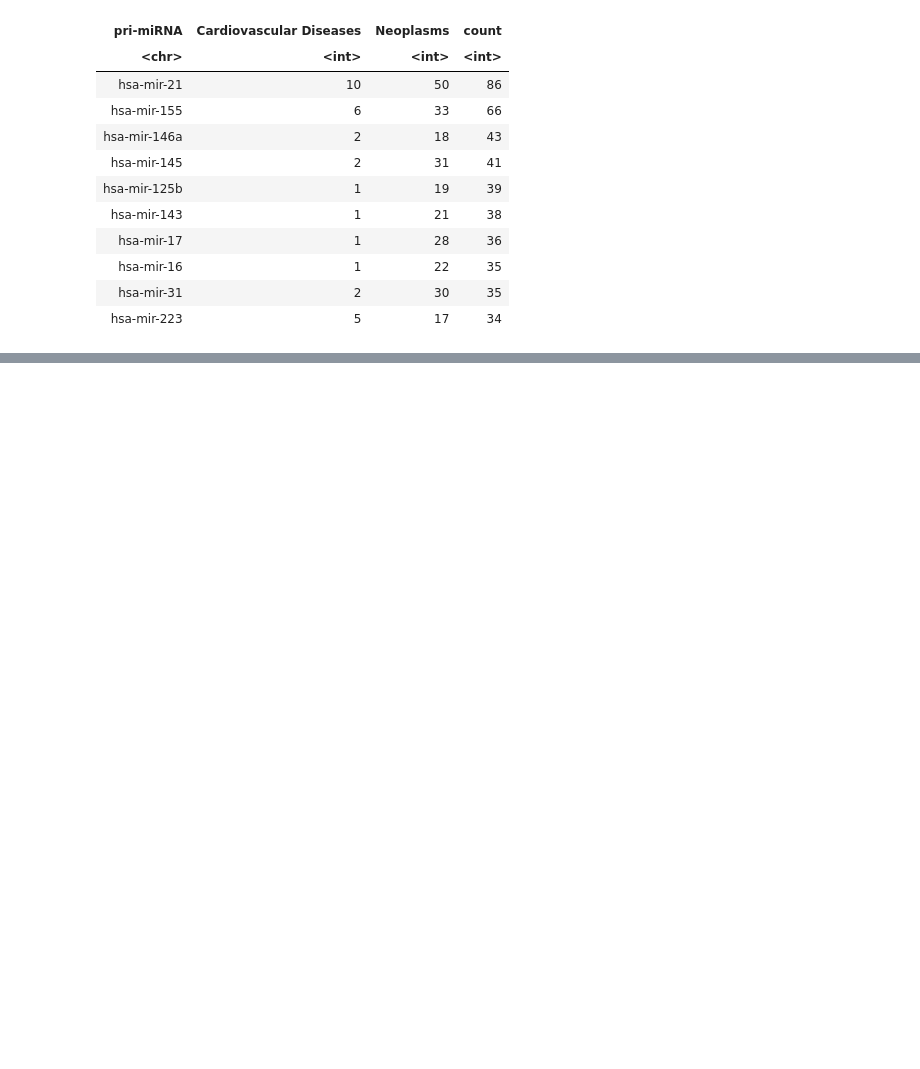
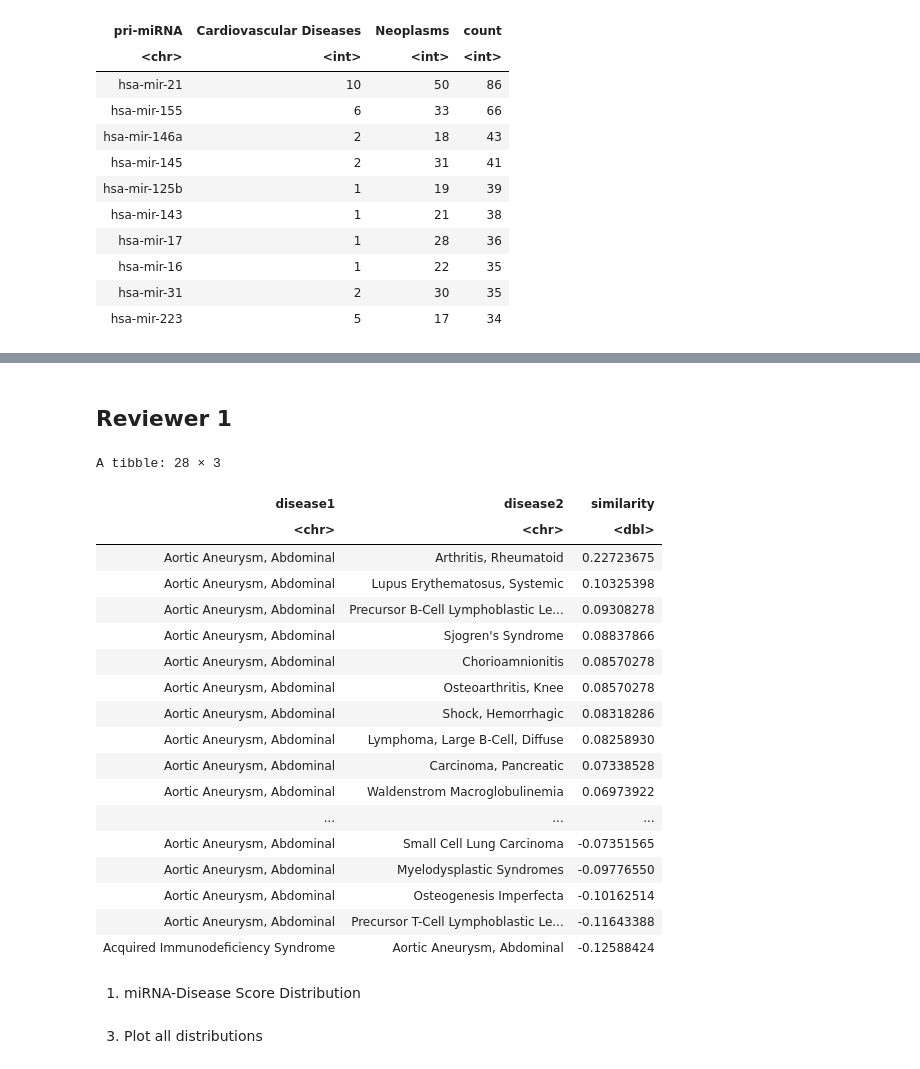
Before and after one commit to cuppeanuts/MRDN, a Jupyter notebook: Figures.ipynb, the cells around one changed output, grey strips where cells are left out. Drawn from its saved outputs; the diff is of its cells as text; code cells hidden in the pictures; blank space fills up the shorter version.

```diff
--- a/Figures.ipynb
+++ b/Figures.ipynb
@@ -428,0 +436,17 @@ A grouped_df: 10 × 4
+# %% [markdown]
+## Reviewer 1
+# %%
+# Similarity distribution
+sim_matrix <- read_tsv("./results/HMDD_similarity_matrix.txt",
+                       col_type=cols(.default="d", disease="c"))
+# %%
+sim_matrix_long <- sim_matrix %>%
+    gather(d2, similarity, -disease) %>%
+    filter(!disease==d2) %>%
+    filter(!similarity==0) %>%
+    mutate(disease_pair=sapply(1:n(), function(x){
+        paste(sort(c(disease[x], d2[x])), collapse = ";")
+    }), .before=1) %>%
+    select(-disease, -d2) %>%
+    distinct() %>%
+    separate(disease_pair, into=c("disease1", "disease2"), sep=";")
@@ -428,0 +467,28 @@ A grouped_df: 10 × 4
+# %%
+aaa <- "Aortic Aneurysm, Abdominal"
+sim_matrix_long %>%
+    filter(disease1==aaa|disease2==aaa) %>%
+    filter(abs(similarity)>0.05) %>%
+    arrange(desc(similarity))
+# %% [output]
+A tibble: 28 × 3
+| disease1 | disease2 | similarity |
+| <chr> | <chr> | <dbl> |
+| Aortic Aneurysm, Abdominal | Arthritis, Rheumatoid | 0.22723675 |
+| Aortic Aneurysm, Abdominal | Lupus Erythematosus, Systemic | 0.10325398 |
+| Aortic Aneurysm, Abdominal | Precursor B-Cell Lymphoblastic Le... | 0.09308278 |
+| Aortic Aneurysm, Abdominal | Sjogren's Syndrome | 0.08837866 |
+| Aortic Aneurysm, Abdominal | Chorioamnionitis | 0.08570278 |
+| Aortic Aneurysm, Abdominal | Osteoarthritis, Knee | 0.08570278 |
+| Aortic Aneurysm, Abdominal | Shock, Hemorrhagic | 0.08318286 |
+| Aortic Aneurysm, Abdominal | Lymphoma, Large B-Cell, Diffuse | 0.08258930 |
+| Aortic Aneurysm, Abdominal | Carcinoma, Pancreatic | 0.07338528 |
+| Aortic Aneurysm, Abdominal | Waldenstrom Macroglobulinemia | 0.06973922 |
+| ... | ... | ... |
+| Aortic Aneurysm, Abdominal | Small Cell Lung Carcinoma | -0.07351565 |
+| Aortic Aneurysm, Abdominal | Myelodysplastic Syndromes | -0.09776550 |
+| Aortic Aneurysm, Abdominal | Osteogenesis Imperfecta | -0.10162514 |
+| Aortic Aneurysm, Abdominal | Precursor T-Cell Lymphoblastic Le... | -0.11643388 |
+| Acquired Immunodeficiency Syndrome | Aortic Aneurysm, Abdominal | -0.12588424 |
+# %% [markdown]
+1. miRNA-Disease Score Distribution
@@ -428,0 +530,2 @@ A grouped_df: 10 × 4
+# %% [markdown]
+3. Plot all distributions
```
Also changed, not shown: parts of 37 cells of this notebook, 2 other files.
